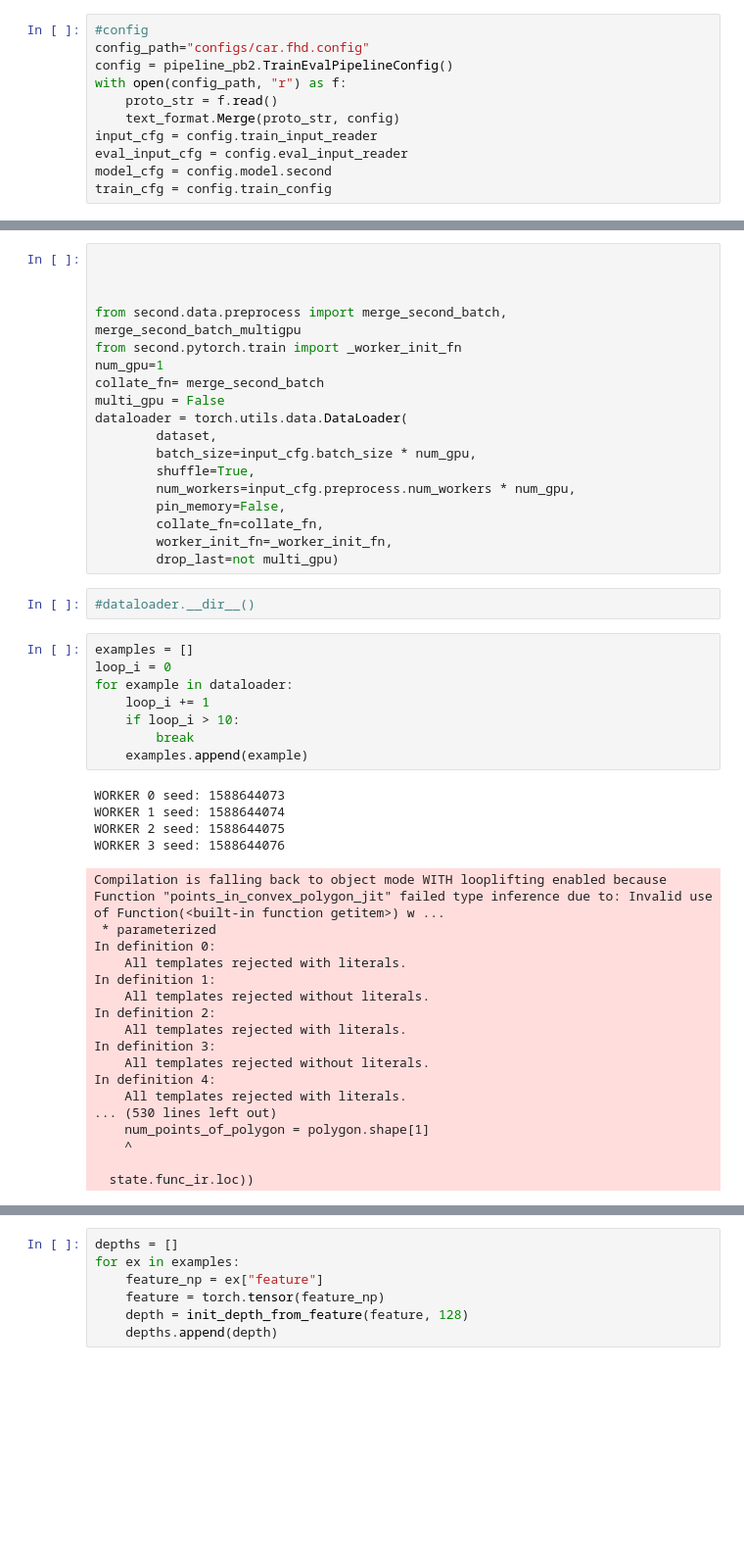
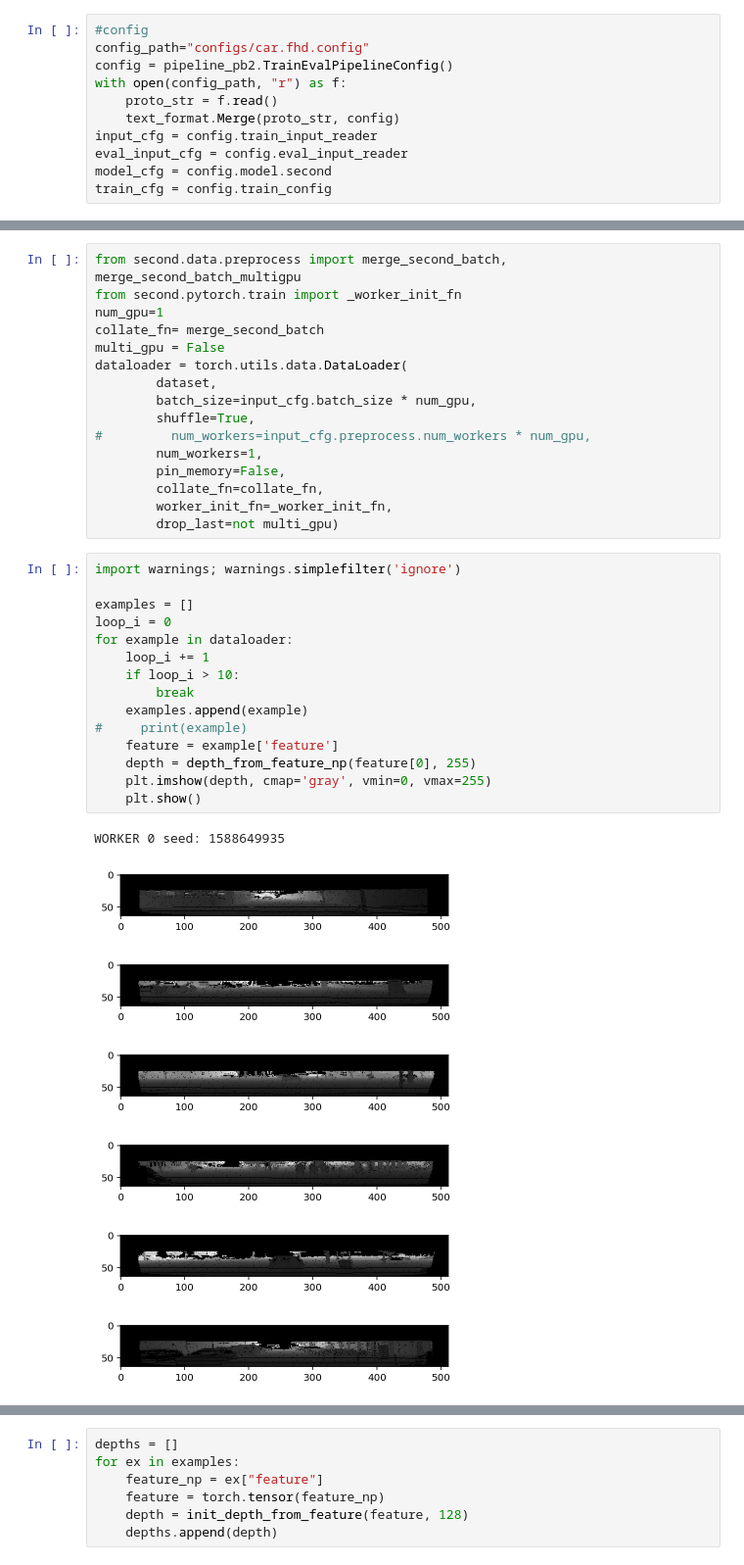
Before and after one commit to reveriel/depconv, a Jupyter notebook: second/data_preprocess.ipynb, the cells around one changed output, grey strips where cells are left out. Shown: that part at 98% size. Drawn from its saved outputs; the diff is of its cells as text; blank space fills up the shorter version.

```diff
--- a/second/data_preprocess.ipynb
+++ b/second/data_preprocess.ipynb
@@ -82,7 +88,4 @@ for i in range(0,len(dataset)):
 # %%
-
-
-
 from second.data.preprocess import merge_second_batch, merge_second_batch_multigpu
 from second.pytorch.train import _worker_init_fn
 num_gpu=1
@@ -92,40 +95,32 @@ dataloader = torch.utils.data.DataLoader(
         dataset,
         batch_size=input_cfg.batch_size * num_gpu,
         shuffle=True,
-        num_workers=input_cfg.preprocess.num_workers * num_gpu,
+#         num_workers=input_cfg.preprocess.num_workers * num_gpu,
+        num_workers=1,
         pin_memory=False,
         collate_fn=collate_fn,
         worker_init_fn=_worker_init_fn,
         drop_last=not multi_gpu)
-# %%
-#dataloader.__dir__()
 # %%
+import warnings; warnings.simplefilter('ignore')
+
 examples = []
 loop_i = 0
 for example in dataloader:
     loop_i += 1
     if loop_i > 10:
         break
     examples.append(example)
+#     print(example)
+    feature = example['feature']
+    depth = depth_from_feature_np(feature[0], 255)
+    plt.imshow(depth, cmap='gray', vmin=0, vmax=255)
+    plt.show()
 # %% [output]
-WORKER 0 seed: 1588644073
-WORKER 1 seed: 1588644074
-WORKER 2 seed: 1588644075
-WORKER 3 seed: 1588644076
+WORKER 0 seed: 1588649935
-Compilation is falling back to object mode WITH looplifting enabled because Function "points_in_convex_polygon_jit" failed type inference due to: Invalid use of Function(<built-in function getitem>) w ...
- * parameterized
-In definition 0:
-    All templates rejected with literals.
-In definition 1:
-    All templates rejected without literals.
-In definition 2:
-    All templates rejected with literals.
-In definition 3:
-    All templates rejected without literals.
-In definition 4:
-    All templates rejected with literals.
-... (530 lines left out)
-    num_points_of_polygon = polygon.shape[1]
-    ^
-
-  state.func_ir.loc))
+[figure, added]
+[figure, added]
+[figure, added]
+[figure, added]
+[figure, added]
+[figure, added]
```
Also changed, not shown: parts of 11 cells of this notebook, 5 other files.
